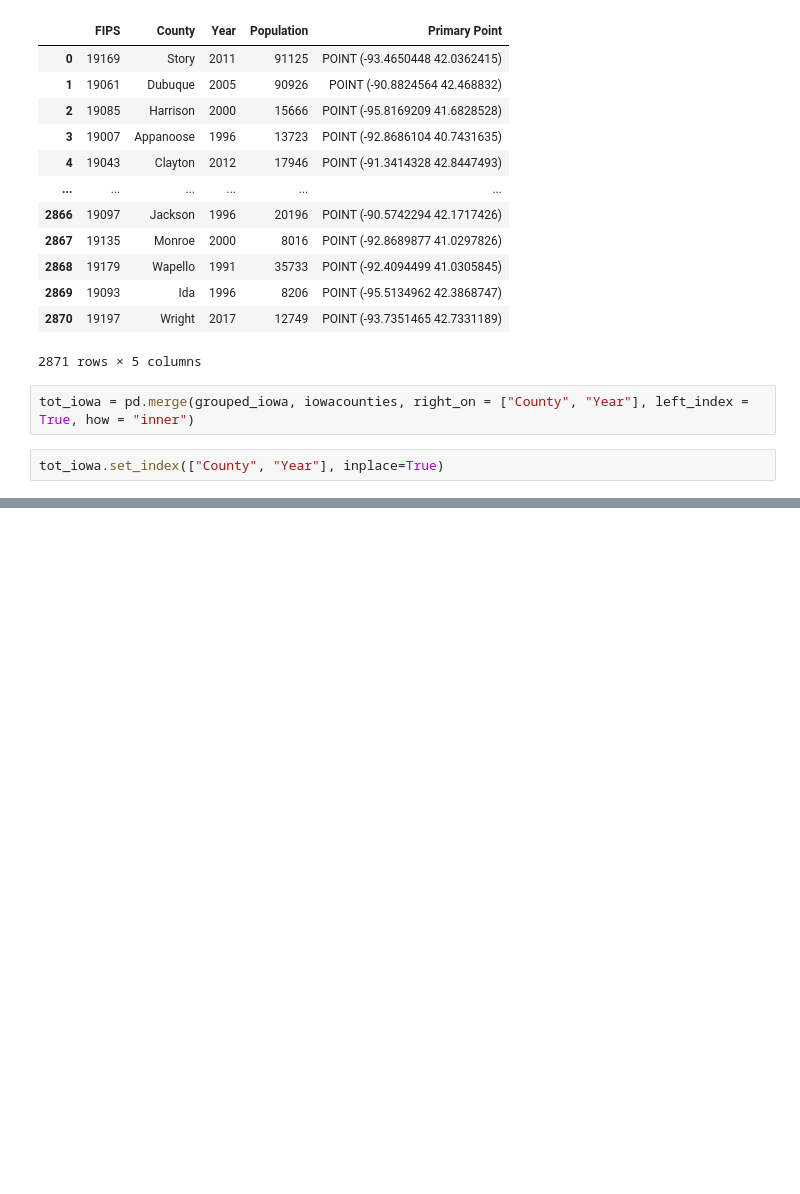
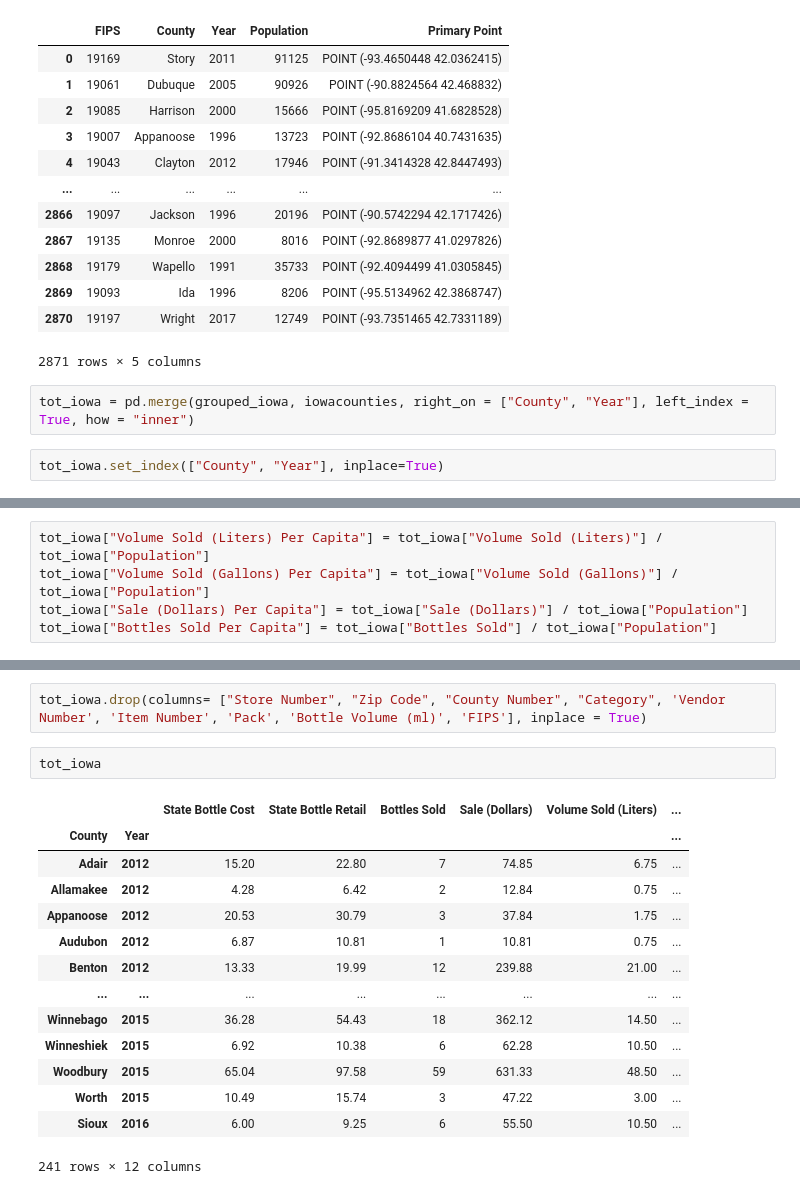
Before and after one commit to maxbarshay/Linear-Regression-Models, a Jupyter notebook: Better Aggregation.ipynb, the cells around one changed output, grey strips where cells are left out. Drawn from its saved outputs; the diff is of its cells as text; blank space fills up the shorter version.

```diff
--- a/Better Aggregation.ipynb
+++ b/Better Aggregation.ipynb
@@ -80,0 +85,5 @@ tot_iowa
+# %%
+tot_iowa["Volume Sold (Liters) Per Capita"] = tot_iowa["Volume Sold (Liters)"] / tot_iowa["Population"]
+tot_iowa["Volume Sold (Gallons) Per Capita"] = tot_iowa["Volume Sold (Gallons)"] / tot_iowa["Population"]
+tot_iowa["Sale (Dollars) Per Capita"] = tot_iowa["Sale (Dollars)"] / tot_iowa["Population"]
+tot_iowa["Bottles Sold Per Capita"] = tot_iowa["Bottles Sold"] / tot_iowa["Population"]
@@ -80,0 +101,19 @@ tot_iowa
+# %%
+tot_iowa.drop(columns= ["Store Number", "Zip Code", "County Number", "Category", 'Vendor Number', 'Item Number', 'Pack', 'Bottle Volume (ml)', 'FIPS'], inplace = True)
+# %%
+tot_iowa
+# %% [output]
+|  |  | State Bottle Cost | State Bottle Retail | Bottles Sold | Sale (Dollars) | Volume Sold (Liters) | ... |
+| County | Year |  |  |  |  |  | ... |
+| Adair | 2012 | 15.20 | 22.80 | 7 | 74.85 | 6.75 | ... |
+| Allamakee | 2012 | 4.28 | 6.42 | 2 | 12.84 | 0.75 | ... |
+| Appanoose | 2012 | 20.53 | 30.79 | 3 | 37.84 | 1.75 | ... |
+| Audubon | 2012 | 6.87 | 10.81 | 1 | 10.81 | 0.75 | ... |
+| Benton | 2012 | 13.33 | 19.99 | 12 | 239.88 | 21.00 | ... |
+| ... | ... | ... | ... | ... | ... | ... | ... |
+| Winnebago | 2015 | 36.28 | 54.43 | 18 | 362.12 | 14.50 | ... |
+| Winneshiek | 2015 | 6.92 | 10.38 | 6 | 62.28 | 10.50 | ... |
+| Woodbury | 2015 | 65.04 | 97.58 | 59 | 631.33 | 48.50 | ... |
+| Worth | 2015 | 10.49 | 15.74 | 3 | 47.22 | 3.00 | ... |
+| Sioux | 2016 | 6.00 | 9.25 | 6 | 55.50 | 10.50 | ... |
+241 rows × 12 columns
```
Also changed, not shown: parts of 4 cells of this notebook, 5 other files.
